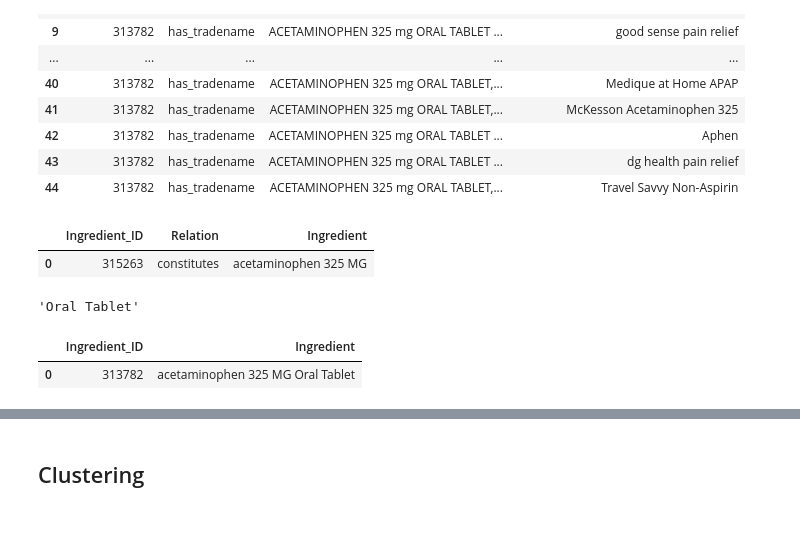
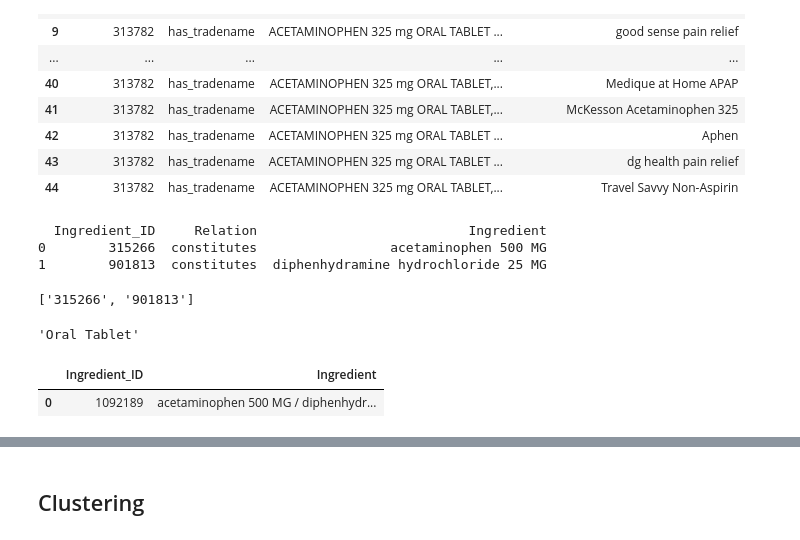
Before and after one commit to phanguy30/med_compare, a Jupyter notebook: data.ipynb, the cells around one changed output, grey strips where cells are left out. Drawn from its saved outputs; the diff is of its cells as text; code cells hidden in the pictures.

```diff
--- a/data.ipynb
+++ b/data.ipynb
@@ -48,7 +48,7 @@ def Searchbar(term):
 
     return ID, Name
 
-ID, Name = Searchbar("Tylenol")
+ID, Name = Searchbar("Tylenol PM")
 print(ID)
 print(Name)
 # %% [output]
@@ -102,25 +102,28 @@ Fetch_Drug_Form(ID)
 | 42 | 313782 | has_tradename | ACETAMINOPHEN 325 mg ORAL TABLET ... | Aphen |
 | 43 | 313782 | has_tradename | ACETAMINOPHEN 325 mg ORAL TABLET ... | dg health pain relief |
 | 44 | 313782 | has_tradename | ACETAMINOPHEN 325 mg ORAL TABLET,... | Travel Savvy Non-Aspirin |
-# %%
-def Show_Ingredients(ID):
-    query = f"""
-    SELECT r.RXCUI2 as Ingredient_ID,r.RELA as Relation,c.STR as Ingredient
-    from RXNCONSO c
-    JOIN RXNREL r
-    ON c.RXCUI = r.RXCUI2
-    WHERE r.RXCUI1 = "{ID}" and c.TTY = "SCDC"
-    GROUP by Ingredient_ID,Relation,Ingredient;
-    """
-    result1 = pd.read_sql(query, engine)
-    return result1
-
-df = Show_Ingredients(ID)
-ingredients = list(df["Ingredient_ID"])
-df
-# %% [output]
-|  | Ingredient_ID | Relation | Ingredient |
-| 0 | 315263 | constitutes | acetaminophen 325 MG |
+# %%
+def Show_Ingredients(ID):
+    query = f"""
+    SELECT r.RXCUI2 as Ingredient_ID,r.RELA as Relation,c.STR as Ingredient
+    from RXNCONSO c
+    JOIN RXNREL r
+    ON c.RXCUI = r.RXCUI2
+    WHERE r.RXCUI1 = "{ID}" and c.TTY = "SCDC"
+    GROUP by Ingredient_ID,Relation,Ingredient;
+    """
+    result1 = pd.read_sql(query, engine)
+    return result1
+
+df = Show_Ingredients(ID)
+print(df)
+ingredients = list(df["Ingredient_ID"])
+ingredients
+# %% [output]
+  Ingredient_ID     Relation                           Ingredient
+0        315266  constitutes                 acetaminophen 500 MG
+1        901813  constitutes  diphenhydramine hydrochloride 25 MG
+['315266', '901813']
 # %%
 def Dose_Form(ID):
     query = f"""
@@ -140,20 +143,20 @@ Dose_Form(ID)
 # %%
 def get_generic(ID):
     query = f"""
     SELECT r.RXCUI2 as Ingredient_ID,c.STR as Ingredient
     from RXNCONSO c
     JOIN RXNREL r
     ON c.RXCUI = r.RXCUI2
     WHERE r.RXCUI1 = "{ID}" and c.TTY = "SCD"
     GROUP by Ingredient_ID,Ingredient;
     """
     res = pd.read_sql(query, engine)
     return res
 
-get_generic(209387)
+get_generic(ID)
 # %% [output]
 |  | Ingredient_ID | Ingredient |
-| 0 | 313782 | acetaminophen 325 MG Oral Tablet |
+| 0 | 1092189 | acetaminophen 500 MG / diphenhydr... |
 # %%
 def Exact_drugs(Ing_lst,ID):
     s = ""
```
Also changed, not shown: parts of 14 cells of this notebook, 4 other files.
